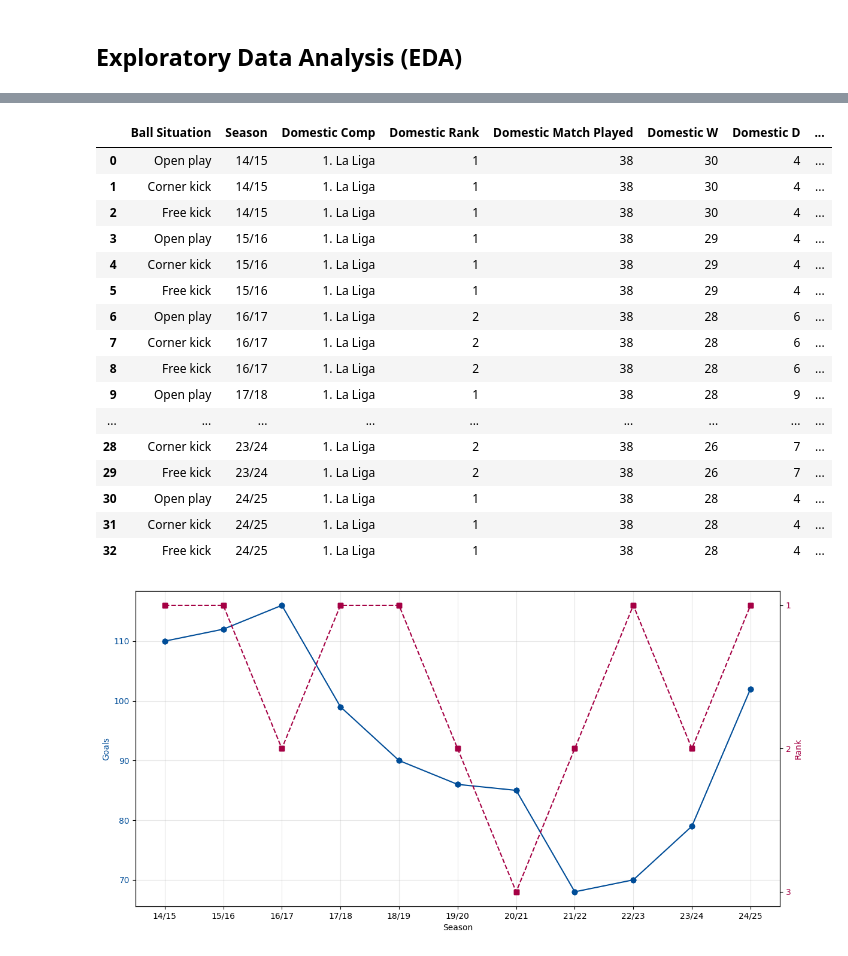
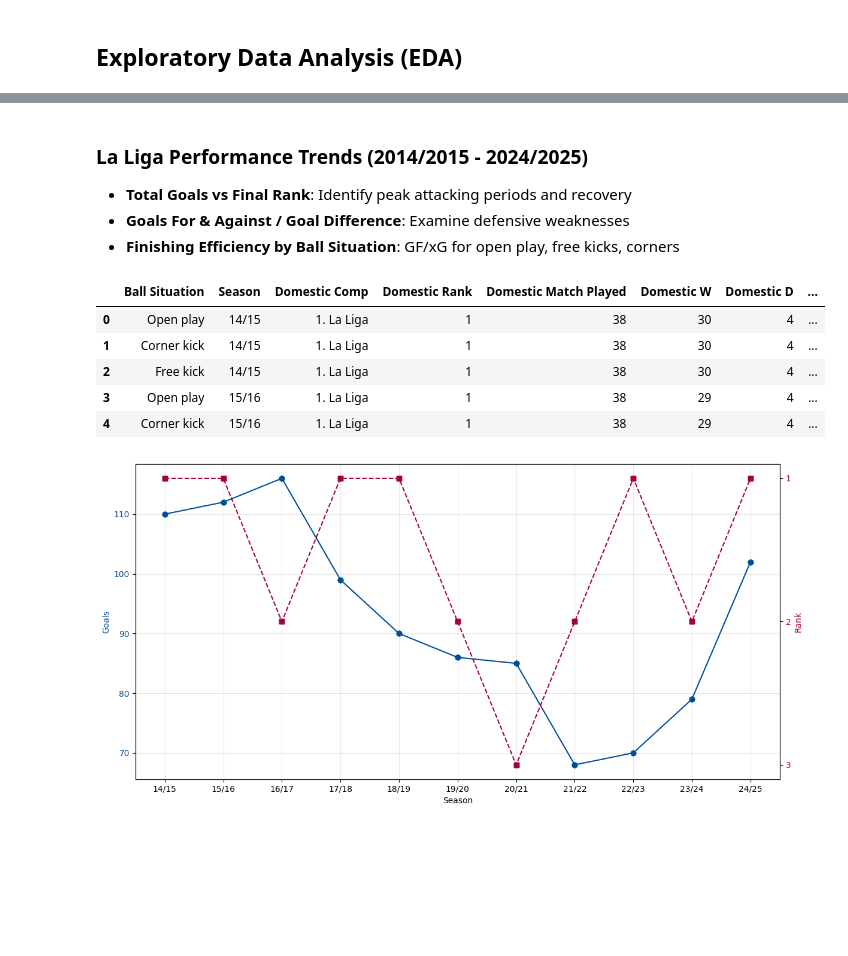
Before and after one commit to linhtran1003/fc-barcelona-performance-analysis, a Jupyter notebook: FCB_performance_analysis.ipynb, the cells around one changed output, grey strips where cells are left out. Drawn from its saved outputs; the diff is of its cells as text; code cells hidden in the pictures; blank space fills up the shorter version.

```diff
--- a/FCB_performance_analysis.ipynb
+++ b/FCB_performance_analysis.ipynb
@@ -89,24 +83,18 @@ df2 = df2.astype({'UCL Match Played' : 'int', 'UCL W' : 'int', 'UCL D' : 'int',
+# %% [markdown]
+### La Liga Performance Trends (2014/2015 - 2024/2025)
+- **Total Goals vs Final Rank**: Identify peak attacking periods and recovery
+- **Goals For & Against / Goal Difference**: Examine defensive weaknesses
+- **Finishing Efficiency by Ball Situation**: GF/xG for open play, free kicks, corners
 # %%
 merged_df = merged_df[ ["Ball Situation"] + [col for col in merged_df.columns if col != "Ball Situation"] ]
-merged_df
+merged_df.head()
 # %% [output]
 |  | Ball Situation | Season | Domestic Comp | Domestic Rank | Domestic Match Played | Domestic W | Domestic D | ... |
 | 0 | Open play | 14/15 | 1. La Liga | 1 | 38 | 30 | 4 | ... |
 | 1 | Corner kick | 14/15 | 1. La Liga | 1 | 38 | 30 | 4 | ... |
 | 2 | Free kick | 14/15 | 1. La Liga | 1 | 38 | 30 | 4 | ... |
 | 3 | Open play | 15/16 | 1. La Liga | 1 | 38 | 29 | 4 | ... |
 | 4 | Corner kick | 15/16 | 1. La Liga | 1 | 38 | 29 | 4 | ... |
-| 5 | Free kick | 15/16 | 1. La Liga | 1 | 38 | 29 | 4 | ... |
-| 6 | Open play | 16/17 | 1. La Liga | 2 | 38 | 28 | 6 | ... |
-| 7 | Corner kick | 16/17 | 1. La Liga | 2 | 38 | 28 | 6 | ... |
-| 8 | Free kick | 16/17 | 1. La Liga | 2 | 38 | 28 | 6 | ... |
-| 9 | Open play | 17/18 | 1. La Liga | 1 | 38 | 28 | 9 | ... |
-| ... | ... | ... | ... | ... | ... | ... | ... | ... |
-| 28 | Corner kick | 23/24 | 1. La Liga | 2 | 38 | 26 | 7 | ... |
-| 29 | Free kick | 23/24 | 1. La Liga | 2 | 38 | 26 | 7 | ... |
-| 30 | Open play | 24/25 | 1. La Liga | 1 | 38 | 28 | 4 | ... |
-| 31 | Corner kick | 24/25 | 1. La Liga | 1 | 38 | 28 | 4 | ... |
-| 32 | Free kick | 24/25 | 1. La Liga | 1 | 38 | 28 | 4 | ... |
 # %%
 # Domestic stats visualize
 ## ========== PLOT 1: Goals & League Rank ==========
```
Also changed, not shown: parts of 13 cells of this notebook.
